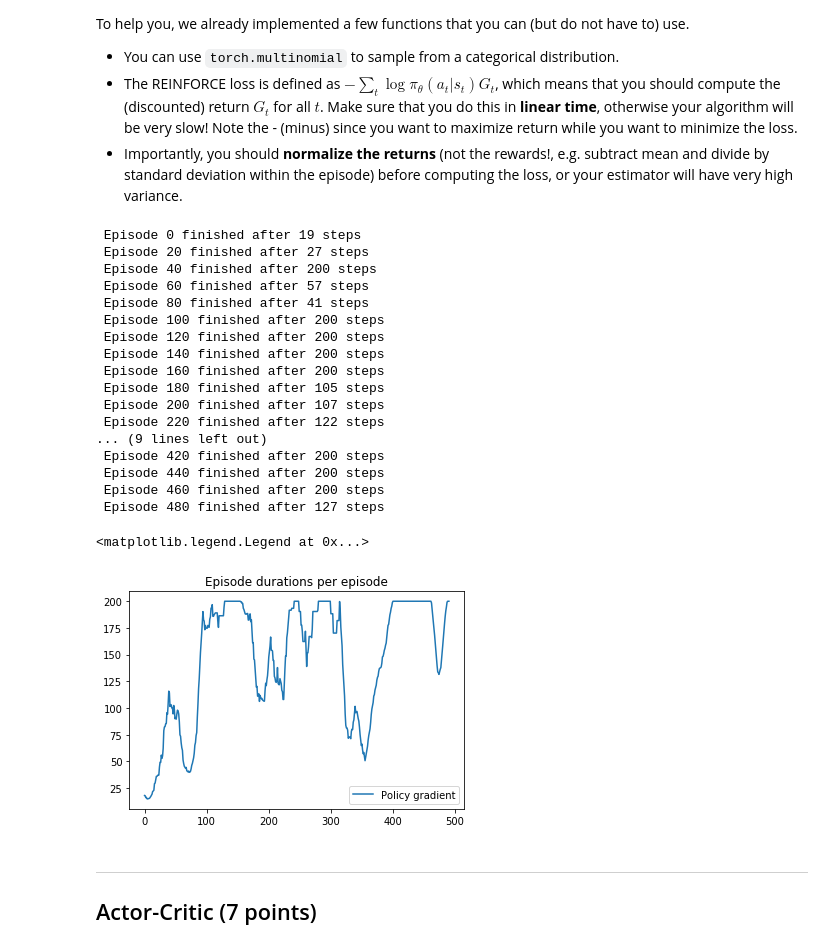
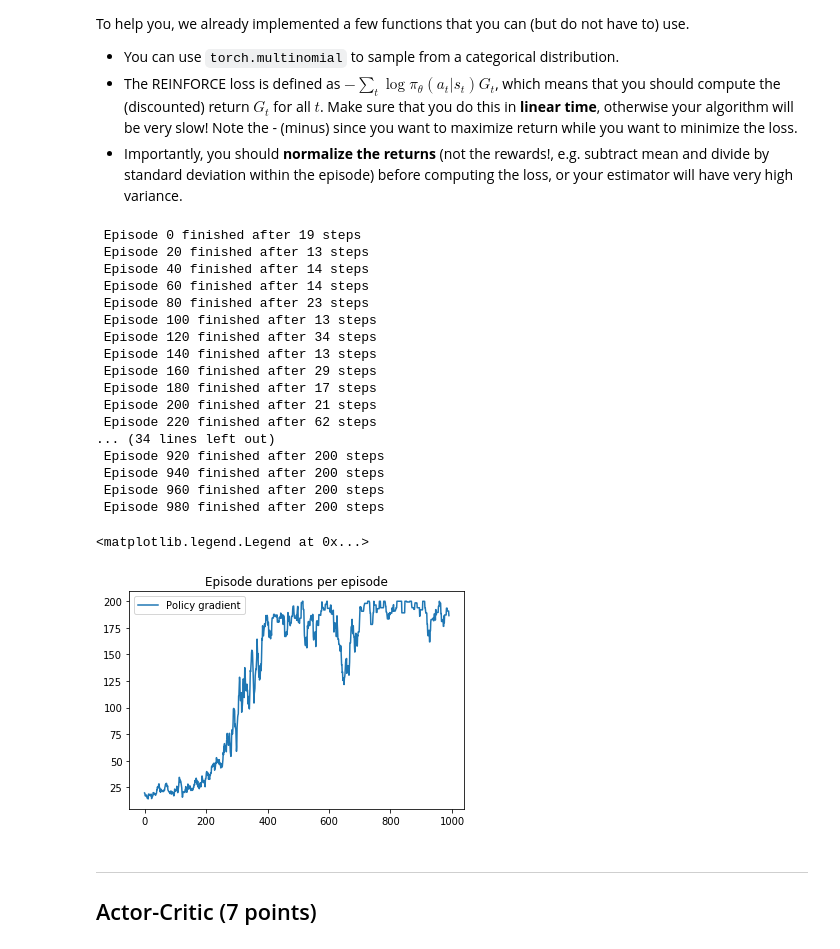
Before and after one commit to davide-belli/reinforcement-learning-labs-hws, a Jupyter notebook: lab2/lab2_gabriele.ipynb, the cells around one changed output. Cells and saved outputs as stored; diff of their text form; code cells hidden in the pictures.

```diff
--- a/lab2/lab2_gabriele.ipynb
+++ b/lab2/lab2_gabriele.ipynb
@@ -547,42 +545,42 @@ def run_episodes_policy_gradient(model, env, num_episodes, discount_factor, lear
     return episode_durations
 # %%
 # Feel free to play around with the parameters!
-num_episodes = 500
+num_episodes = 1000
 discount_factor = 0.99
-learn_rate = 0.01
+learn_rate = 0.001
 seed = 42
 random.seed(seed)
 torch.manual_seed(seed)
 env.seed(seed)
 
 model = PolicyNetwork(num_hidden)
 
 episode_durations_policy_gradient = run_episodes_policy_gradient(
     model, env, num_episodes, discount_factor, learn_rate)
 
 plt.plot(smooth(episode_durations_policy_gradient, 10))
 plt.title('Episode durations per episode')
 plt.legend(['Policy gradient'])
 # %% [output]
  Episode 0 finished after 19 steps
- Episode 20 finished after 27 steps
- Episode 40 finished after 200 steps
- Episode 60 finished after 57 steps
- Episode 80 finished after 41 steps
- Episode 100 finished after 200 steps
- Episode 120 finished after 200 steps
- Episode 140 finished after 200 steps
- Episode 160 finished after 200 steps
- Episode 180 finished after 105 steps
- Episode 200 finished after 107 steps
- Episode 220 finished after 122 steps
-... (9 lines left out)
- Episode 420 finished after 200 steps
- Episode 440 finished after 200 steps
- Episode 460 finished after 200 steps
- Episode 480 finished after 127 steps
+ Episode 20 finished after 13 steps
+ Episode 40 finished after 14 steps
+ Episode 60 finished after 14 steps
+ Episode 80 finished after 23 steps
+ Episode 100 finished after 13 steps
+ Episode 120 finished after 34 steps
+ Episode 140 finished after 13 steps
+ Episode 160 finished after 29 steps
+ Episode 180 finished after 17 steps
+ Episode 200 finished after 21 steps
+ Episode 220 finished after 62 steps
+... (34 lines left out)
+ Episode 920 finished after 200 steps
+ Episode 940 finished after 200 steps
+ Episode 960 finished after 200 steps
+ Episode 980 finished after 200 steps
 <matplotlib.legend.Legend at 0x...>
-[figure, old version]
+[figure, new version]
 # %% [markdown]
 ---
 ## Actor-Critic (7 points)
```
Also changed, not shown: parts of 10 cells of this notebook.
